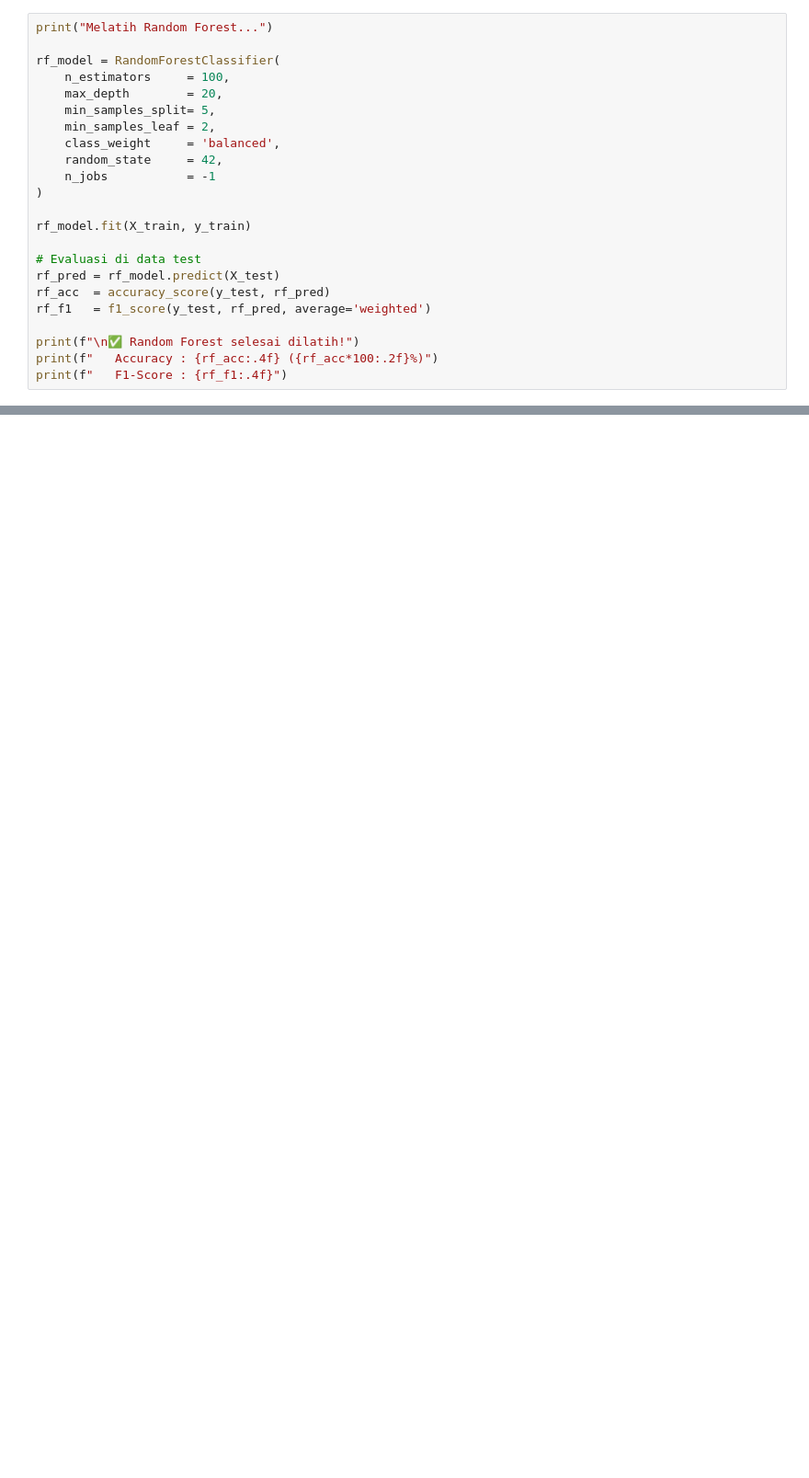
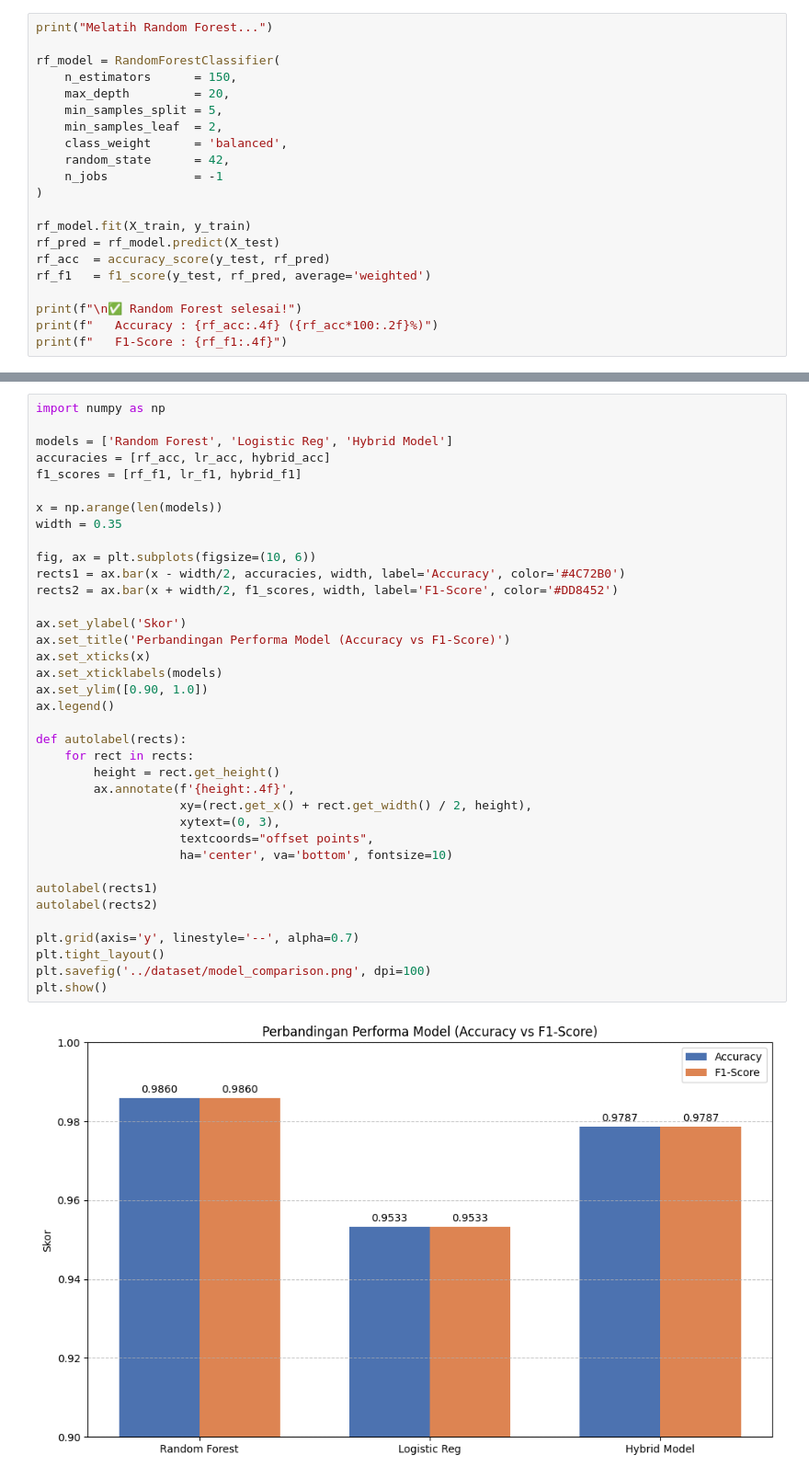
Before and after one commit to cinereuz/NETRA, a Jupyter notebook: notebooks/02_model_training.ipynb, the cells around one changed output, grey strips where cells are left out. Shown at 92% size. Drawn from its saved outputs; the diff is of its cells as text; blank space fills up the shorter version.

Commit message:
update model training

```diff
--- a/notebooks/02_model_training.ipynb
+++ b/notebooks/02_model_training.ipynb
@@ -94,23 +92,21 @@ Name: count, dtype: int64
 print("Melatih Random Forest...")
 
 rf_model = RandomForestClassifier(
-    n_estimators     = 100,
-    max_depth        = 20,
-    min_samples_split= 5,
-    min_samples_leaf = 2,
-    class_weight     = 'balanced',
-    random_state     = 42,
-    n_jobs           = -1
+    n_estimators      = 150,
+    max_depth         = 20,
+    min_samples_split = 5,
+    min_samples_leaf  = 2,
+    class_weight      = 'balanced',
+    random_state      = 42,
+    n_jobs            = -1
 )
 
 rf_model.fit(X_train, y_train)
-
-# Evaluasi di data test
 rf_pred = rf_model.predict(X_test)
 rf_acc  = accuracy_score(y_test, rf_pred)
 rf_f1   = f1_score(y_test, rf_pred, average='weighted')
 
-print(f"\n✅ Random Forest selesai dilatih!")
+print(f"\n✅ Random Forest selesai!")
 print(f"   Accuracy : {rf_acc:.4f} ({rf_acc*100:.2f}%)")
 print(f"   F1-Score : {rf_f1:.4f}")
 # %% [output]
@@ -223,0 +207,39 @@ Hybrid (Ensemble)             0.9899     0.9899
+# %%
+import numpy as np
+
+models = ['Random Forest', 'Logistic Reg', 'Hybrid Model']
+accuracies = [rf_acc, lr_acc, hybrid_acc]
+f1_scores = [rf_f1, lr_f1, hybrid_f1]
+
+x = np.arange(len(models))
+width = 0.35
+
+fig, ax = plt.subplots(figsize=(10, 6))
+rects1 = ax.bar(x - width/2, accuracies, width, label='Accuracy', color='#4C72B0')
+rects2 = ax.bar(x + width/2, f1_scores, width, label='F1-Score', color='#DD8452')
+
+ax.set_ylabel('Skor')
+ax.set_title('Perbandingan Performa Model (Accuracy vs F1-Score)')
+ax.set_xticks(x)
+ax.set_xticklabels(models)
+ax.set_ylim([0.90, 1.0])
+ax.legend()
+
+def autolabel(rects):
+    for rect in rects:
+        height = rect.get_height()
+        ax.annotate(f'{height:.4f}',
+                    xy=(rect.get_x() + rect.get_width() / 2, height),
+                    xytext=(0, 3),
+                    textcoords="offset points",
+                    ha='center', va='bottom', fontsize=10)
+
+autolabel(rects1)
+autolabel(rects2)
+
+plt.grid(axis='y', linestyle='--', alpha=0.7)
+plt.tight_layout()
+plt.savefig('../dataset/model_comparison.png', dpi=100)
+plt.show()
+# %% [output]
+[figure, added]
```
Also changed, not shown: parts of 20 cells of this notebook, 14 other files.
